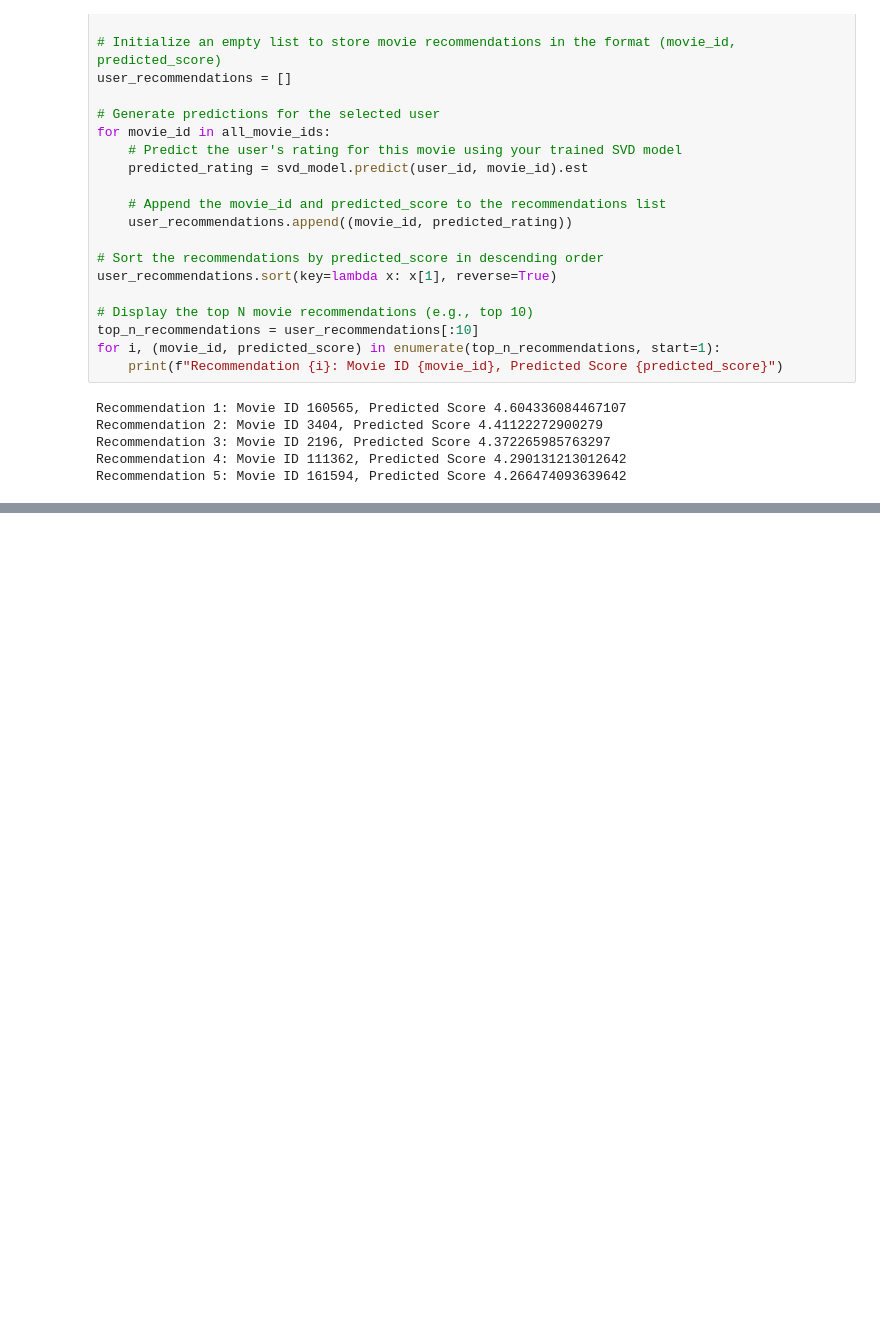
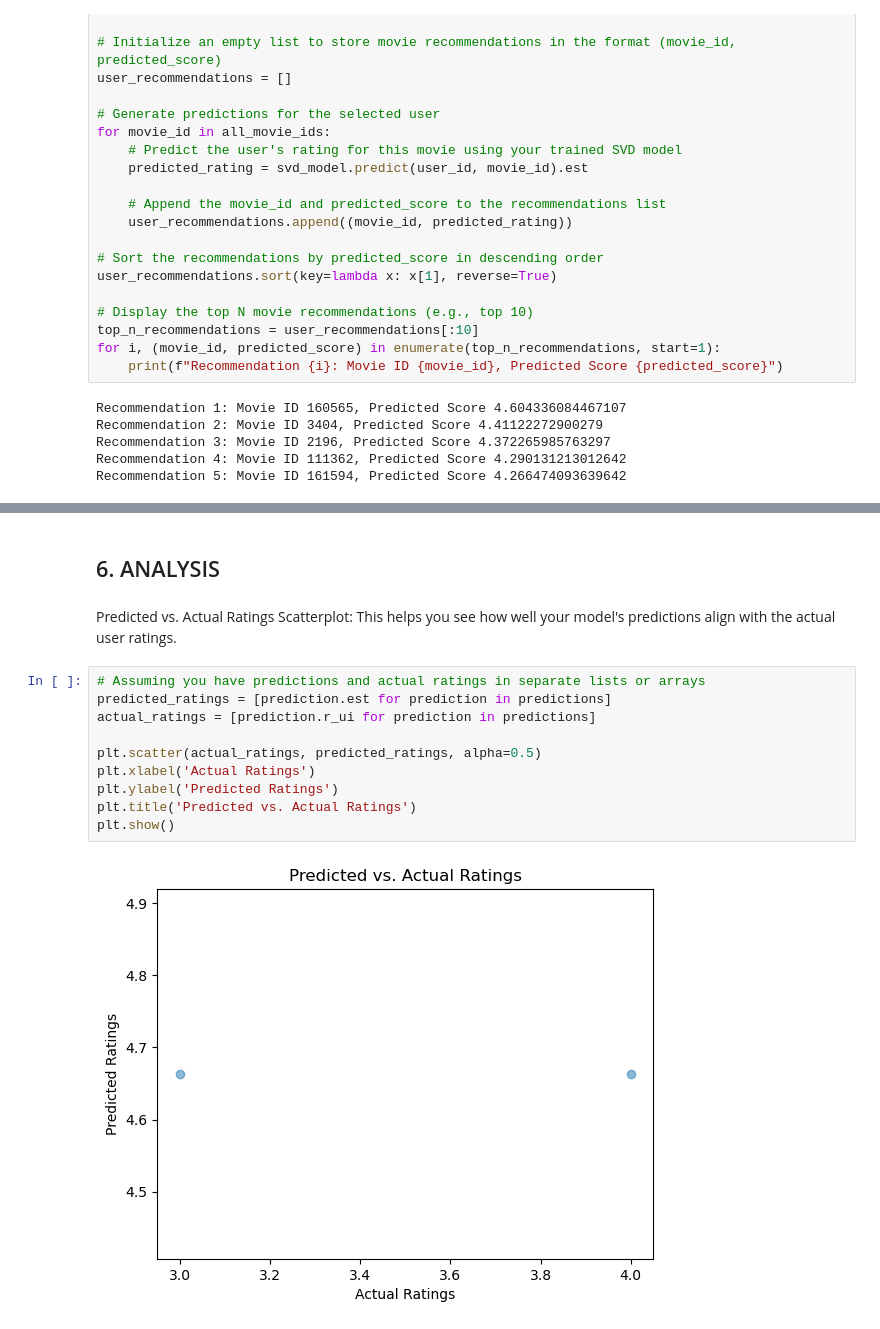
Before and after one commit to raphiqi/Recommendation-system-for-Movies-analysis-from-MovieLens, a Jupyter notebook: Movie Recommendation.ipynb, the cells around one changed output, grey strips where cells are left out. Cells and saved outputs as stored; diff of their text form; blank space fills up the shorter version.

Commit message:
ipynb file
modeling is responsive and added some analysis

```diff
--- a/Movie Recommendation.ipynb
+++ b/Movie Recommendation.ipynb
@@ -665,0 +884,16 @@ def recommended_movies(user_ratings, movie_title_df, n):
+# %% [markdown]
+## 6. ANALYSIS
+# %% [markdown]
+Predicted vs. Actual Ratings Scatterplot: This helps you see how well your model's predictions align with the actual user ratings.
+# %%
+# Assuming you have predictions and actual ratings in separate lists or arrays
+predicted_ratings = [prediction.est for prediction in predictions]
+actual_ratings = [prediction.r_ui for prediction in predictions]
+
+plt.scatter(actual_ratings, predicted_ratings, alpha=0.5)
+plt.xlabel('Actual Ratings')
+plt.ylabel('Predicted Ratings')
+plt.title('Predicted vs. Actual Ratings')
+plt.show()
+# %% [output]
+[figure, added]
```
Also changed, not shown: parts of 15 cells of this notebook.
